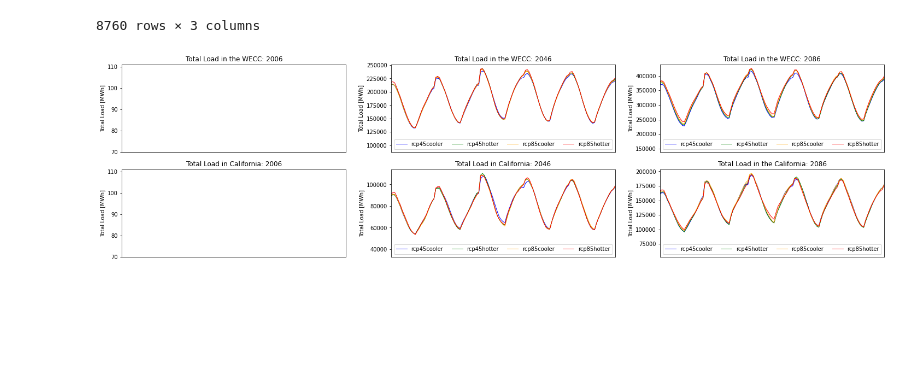
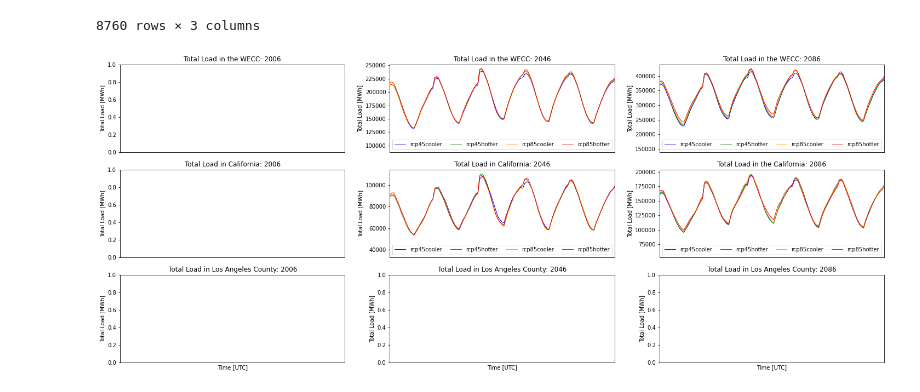
Before and after one commit to cdburley/ntp_heat_wave, a Jupyter notebook: tell_analysis.ipynb, the cells around one changed output. Saved outputs shown, nothing was run; the diff lists cells and outputs as text; code cells hidden in the pictures; blank space fills up the shorter version.

```diff
--- a/tell_analysis.ipynb
+++ b/tell_analysis.ipynb
@@ -188,22 +188,38 @@ def plot_load_time_series(start_day: int, end_day: int, ymin: int, ymax: int, da
     plt.xlim([datetime.date(2006, 7, start_day), datetime.date(2006, 7, end_day)])
     #plt.ylim([ymin, ymax])
     plt.xticks([])
-    plt.xlabel('')
+    plt.xlabel('Time [UTC]')
     plt.ylabel('Total Load [MWh]')
-    plt.title('Total Load in the WECC: 2006')
+    plt.title('Total Load in Los Angeles County: 2006')
+
+    plt.subplot(3,3,8)
+    plt.xlim([datetime.date(2006, 7, start_day), datetime.date(2006, 7, end_day)])
+    #plt.ylim([ymin, ymax])
+    plt.xticks([])
+    plt.xlabel('Time [UTC]')
+    plt.ylabel('Total Load [MWh]')
+    plt.title('Total Load in Los Angeles County: 2046')
+
+    plt.subplot(3,3,9)
+    plt.xlim([datetime.date(2006, 7, start_day), datetime.date(2006, 7, end_day)])
+    #plt.ylim([ymin, ymax])
+    plt.xticks([])
+    plt.xlabel('Time [UTC]')
+    plt.ylabel('Total Load [MWh]')
+    plt.title('Total Load in Los Angeles County: 2086')
 
     # If the "save_images" flag is set to true then save the plot to a .png file:
     if save_images == True:
-       filename = ('Heat_Wave_Temperature_Time_Series.png')
+       filename = ('Heat_Wave_Load_Time_Series.png')
        plt.savefig(os.path.join(image_output_dir, filename), dpi=image_resolution, bbox_inches='tight', facecolor='white')
 # %%
 plot_load_time_series(start_day = 21,
                              end_day = 26,
                              ymin = 70,
                              ymax = 111,
                              data_input_dir = data_output_dir,
                              image_output_dir = image_output_dir,
                              image_resolution = 125,
-                             save_images = False)
+                             save_images = True)
 # %% [output]
-[figure, old version]
+[figure, new version]
```
Also changed, not shown: 1 other file.
